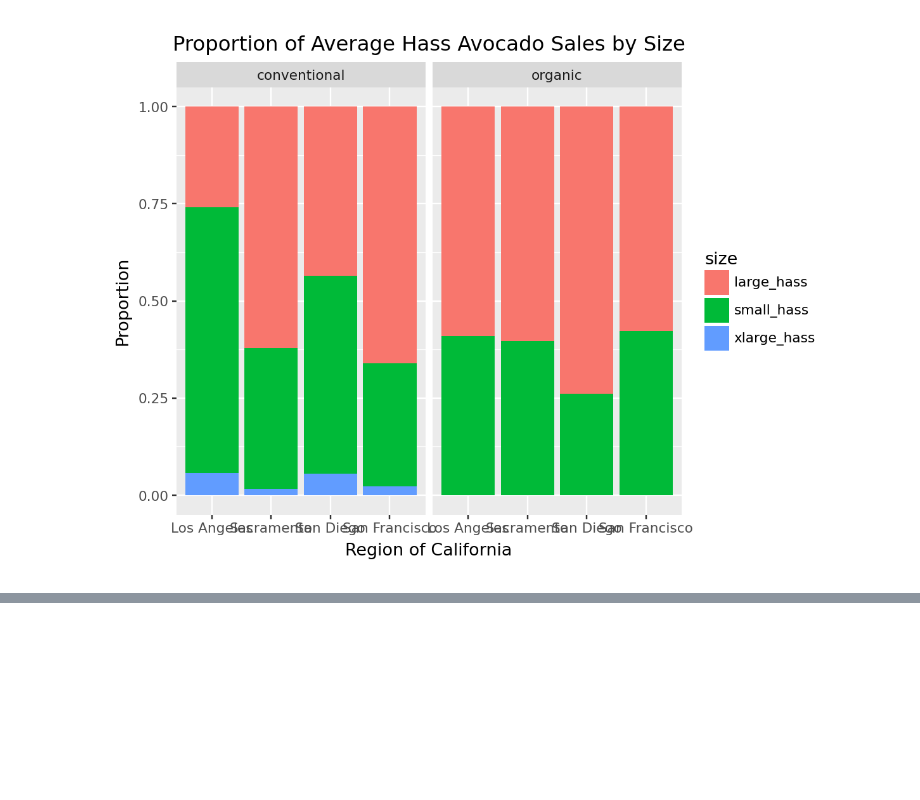
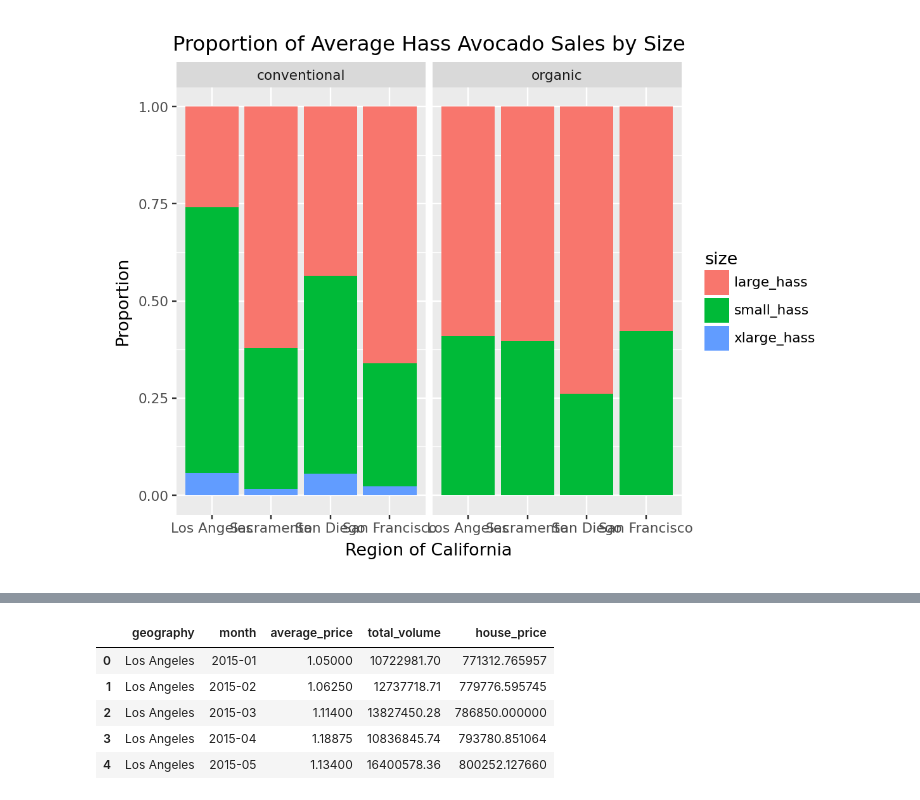
Before and after one commit to maxbegun1/Lab2-Avocado-Sales, a Jupyter notebook: Lab2.ipynb, the cells around one changed output, grey strips where cells are left out. Saved outputs shown, nothing was run; the diff lists cells and outputs as text; code cells hidden in the pictures; blank space fills up the shorter version.

```diff
--- a/Lab2.ipynb
+++ b/Lab2.ipynb
@@ -179,0 +216,22 @@ ggplot(avocado_sizes, aes(x="geography", y="average_sales", fill="size")) + geom
+# %%
+# Reshape the housing prices
+date_cols = housing_ca.loc[:, "2015-01":].columns
+
+housing_long = housing_ca.melt(
+    id_vars=["City"],
+    value_vars=date_cols,
+    var_name="date",
+    value_name="house_price"
+)
+
+housing_long["date"] = pd.to_datetime(housing_long["date"])
+housing_long["month"] = housing_long["date"].dt.to_period("M")
+
+# Average the different homes/ZIP codes within each city
+housing_long = housing_long.groupby(
+    ["City", "month"]
+)["house_price"].mean().reset_index()
+
+housing_long = housing_long.rename(columns={"City": "geography"})
+
+housing_long.head()
@@ -179,0 +245,27 @@ ggplot(avocado_sizes, aes(x="geography", y="average_sales", fill="size")) + geom
+# %%
+# Make avocado data monthly and join the data sets
+california_monthly = california.copy()
+
+california_monthly["month"] = california_monthly["date"].dt.to_period("M")
+
+california_monthly = california_monthly.groupby(
+    ["geography", "month"]
+).agg(
+    average_price=("average_price", "mean"),
+    total_volume=("total_volume", "sum")
+).reset_index()
+
+california_joined = california_monthly.merge(
+    housing_long,
+    on=["geography", "month"],
+    how="inner"
+)
+
+california_joined.head()
+# %% [output]
+|  | geography | month | average_price | total_volume | house_price |
+| 0 | Los Angeles | 2015-01 | 1.05000 | 10722981.70 | 771312.765957 |
+| 1 | Los Angeles | 2015-02 | 1.06250 | 12737718.71 | 779776.595745 |
+| 2 | Los Angeles | 2015-03 | 1.11400 | 13827450.28 | 786850.000000 |
+| 3 | Los Angeles | 2015-04 | 1.18875 | 10836845.74 | 793780.851064 |
+| 4 | Los Angeles | 2015-05 | 1.13400 | 16400578.36 | 800252.127660 |
```
Also changed, not shown: parts of 6 cells of this notebook, 1 other file.
